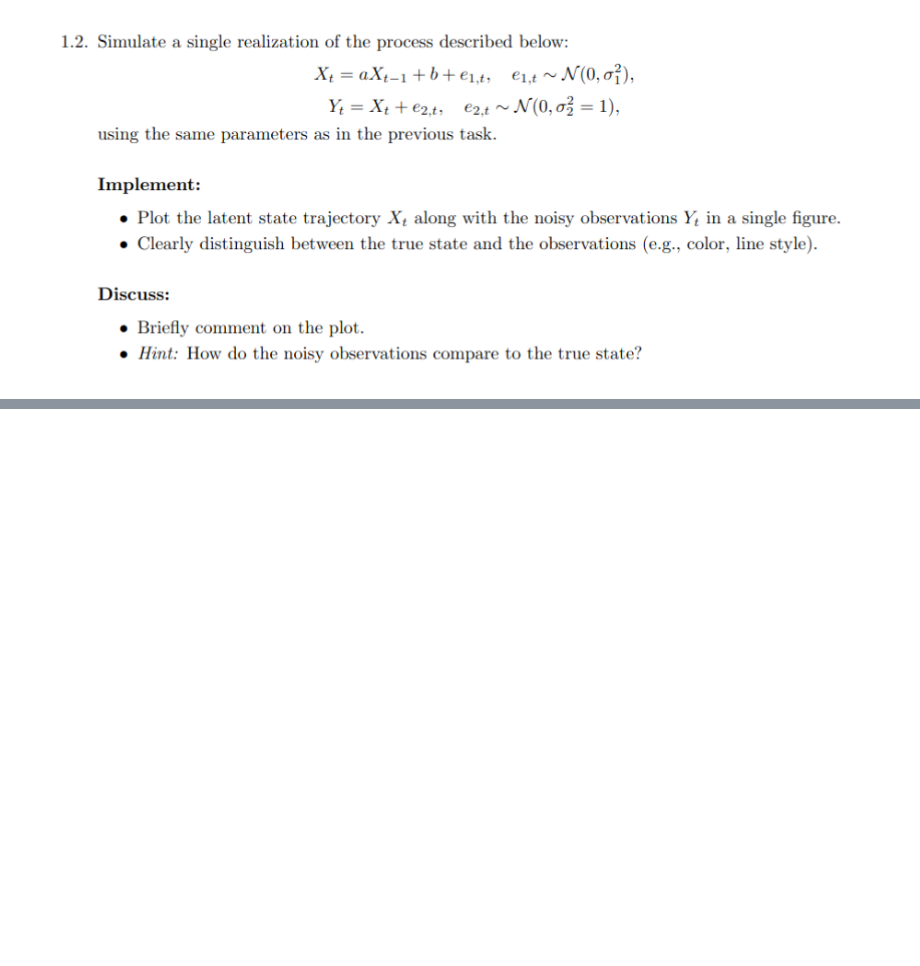
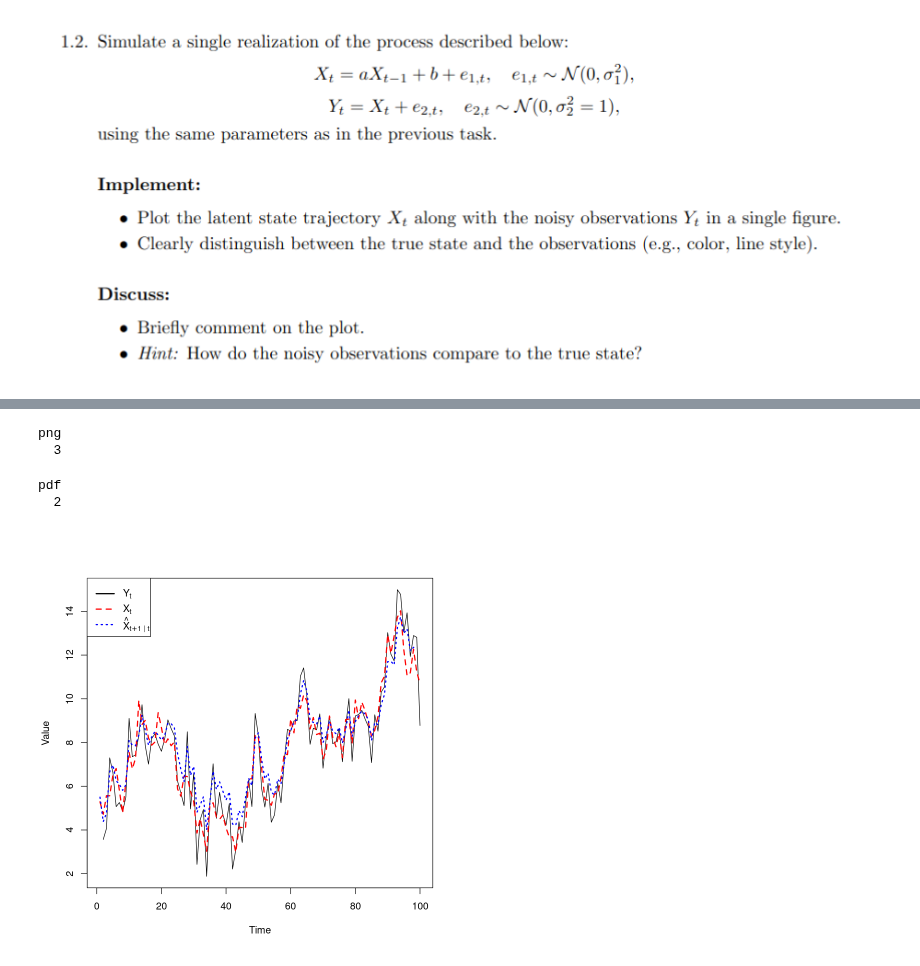
Before and after one commit to mathilderask/TimeSeriesAnalysis, a Jupyter notebook: Assignment4/opg1_oia.ipynb, the cells around one changed output, grey strips where cells are left out. Drawn from its saved outputs; the diff is of its cells as text; code cells hidden in the pictures; blank space fills up the shorter version.

```diff
--- a/Assignment4/opg1_oia.ipynb
+++ b/Assignment4/opg1_oia.ipynb
@@ -78,2 +78,36 @@ pdf
 # %% [markdown]
 ![image.png](attachment:image.png)
+# %%
+# include functions
+files <- dir("functions",full.names=TRUE)
+for(i in 1:length(files)) source(files[i])
+
+# apply kalman filter
+results <- oiaKalmanFilter(y = y[-1], theta = c(b,a,sigma1), R = 1, x_prior = x0, P_prior = 10)
+# returnes list
+#return(list(
+#    x_pred = x_pred,
+#    P_pred = P_pred,
+#    x_filt = x_filt,
+#    P_filt = P_filt,
+#    innovation = innovation,
+#   innovation_var = innovation_var
+
+#print(results$x_pred)
+
+# right plot
+par(bg = "white")
+plot(1:n, y, type = "l", pch=19, col="black", xlab="Time", ylab="Value", ylim = range(y,na.rm = TRUE))
+lines(1:n, x, lty = 2, lwd = 2, pch = 19, col="red")
+lines(1:(n-1),results$x_pred, lty = 3, lwd = 2, pch = 19, col="blue")
+legend("topleft", legend=c(expression(Y[t]), expression(X[t]), expression(hat(X)[t+1~"|"~t])),
+    col=c("black", "red", "blue"), lty=c(1, 2, 3), lwd=c(2, 2, 2))
+# save the plot
+dev.copy(png, filename = "1_3.png", width = 800, height = 600)
+dev.off()
+# %% [output]
+png
+  3
+pdf
+  2
+[figure, added]
```
Also changed, not shown: parts of 1 cell of this notebook, 3 other files.
